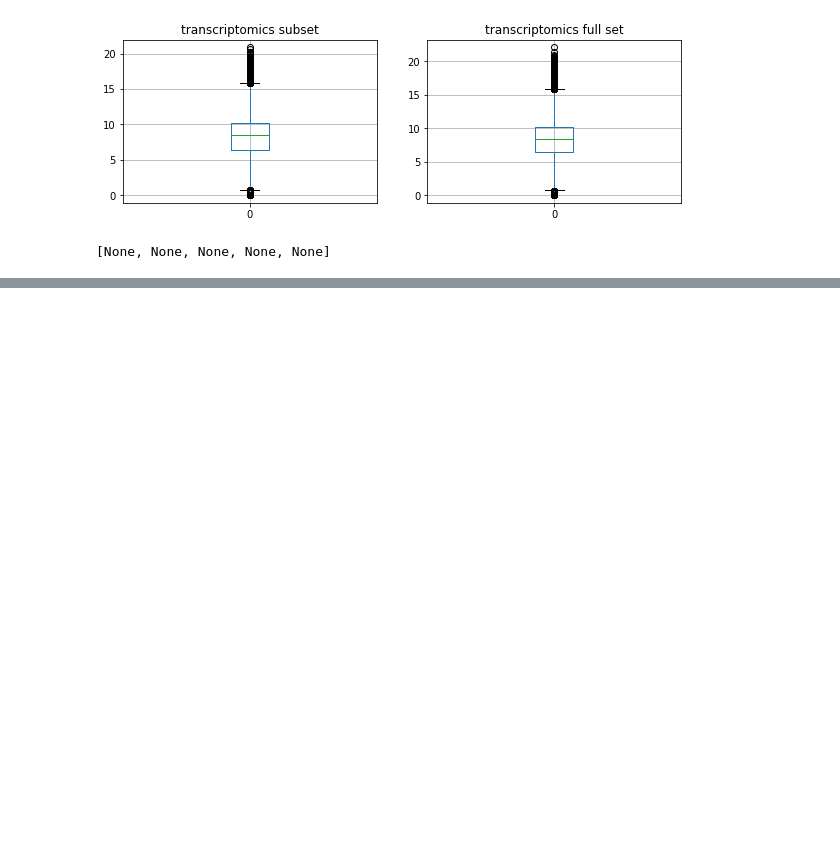
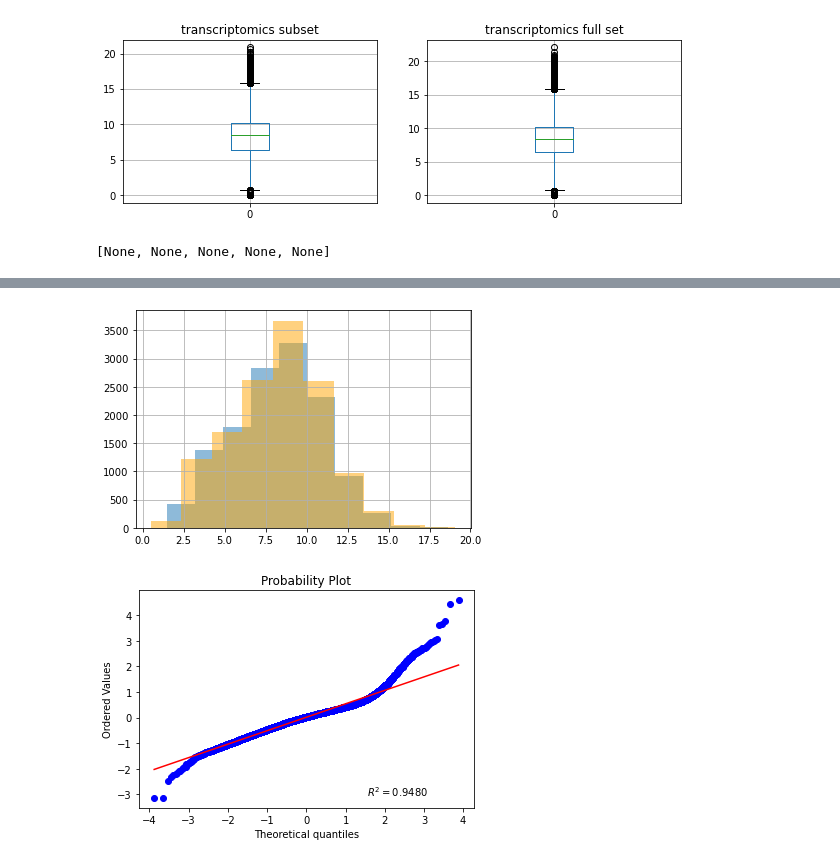
Before and after one commit to tyronechen/SARS-CoV-2, a Jupyter notebook: src/MSV000085703/MSV000085703_parse.ipynb, the cells around one changed output, grey strips where cells are left out. Drawn from its saved outputs; the diff is of its cells as text; code cells hidden in the pictures; blank space fills up the shorter version.

Commit message:
Perform feature selection, covid severity comparison, combine metabolomics data

```diff
--- a/src/MSV000085703/MSV000085703_parse.ipynb
+++ b/src/MSV000085703/MSV000085703_parse.ipynb
@@ -567,0 +565,46 @@ meta = [
+# %%
+dge_path_covid = "../../data/MSV000085703/data_transcriptomics_dge_covid.tsv"
+dge_path_covid_balanced = "../../data/MSV000085703/balanced/data_transcriptomics_dge_covid.tsv"
+
+# we want to reduce features in transcriptomics data only
+df = classes_final[4].merge(data_final[4], left_index=True, right_index=True)
+df = df.set_index("covid_state")
+
+# perform a welch t test for covid vs noncovid
+ttest = stats.ttest_ind(df.loc["Covid"], df.loc["NonCovid"], equal_var=False)
+mean_covid = df.loc["Covid"].mean()
+mean_noncovid = df.loc["NonCovid"].mean()
+
+# get bh adjusted p values
+ttest = pd.DataFrame(multipletests(ttest[1], method="fdr_bh")[1])
+ttest.index = df.columns
+dgelist = ttest[ttest < 0.05].dropna().index
+
+# independent (no patients are represented in more than 1 sample group)
+
+# variances (similar but not identical)
+stats.levene(mean_covid, mean_noncovid, center="mean")
+# print(mean_covid.describe())
+# print(mean_noncovid.describe())
+
+# normal distribution
+df.loc["Covid"].mean().hist(alpha=0.5)
+df.loc["NonCovid"].mean().hist(alpha=0.5, color="orange")
+plt.show()
+
+sampling_difference = mean_covid - mean_noncovid
+stats.shapiro(sampling_difference)
+stats.probplot(sampling_difference, plot=plt, rvalue= True)
+plt.show()
+
+# subset features and extract (from data imputed separately)
+imputed = "../../data/MSV000085703/data_transcriptomics_imputed.tsv"
+imputed = pd.read_csv(imputed, sep="\t")
+
+# R formatting forces . in place of -
+dgelist = [x.replace("-", ".") for x in dgelist]
+imputed[dgelist].to_csv(dge_path_covid, sep="\t")
+imputed[dgelist][75:].to_csv(dge_path_covid_balanced, sep="\t")
+# %% [output]
+[figure, added]
+[figure, added]
```
Also changed, not shown: parts of 14 cells of this notebook.
